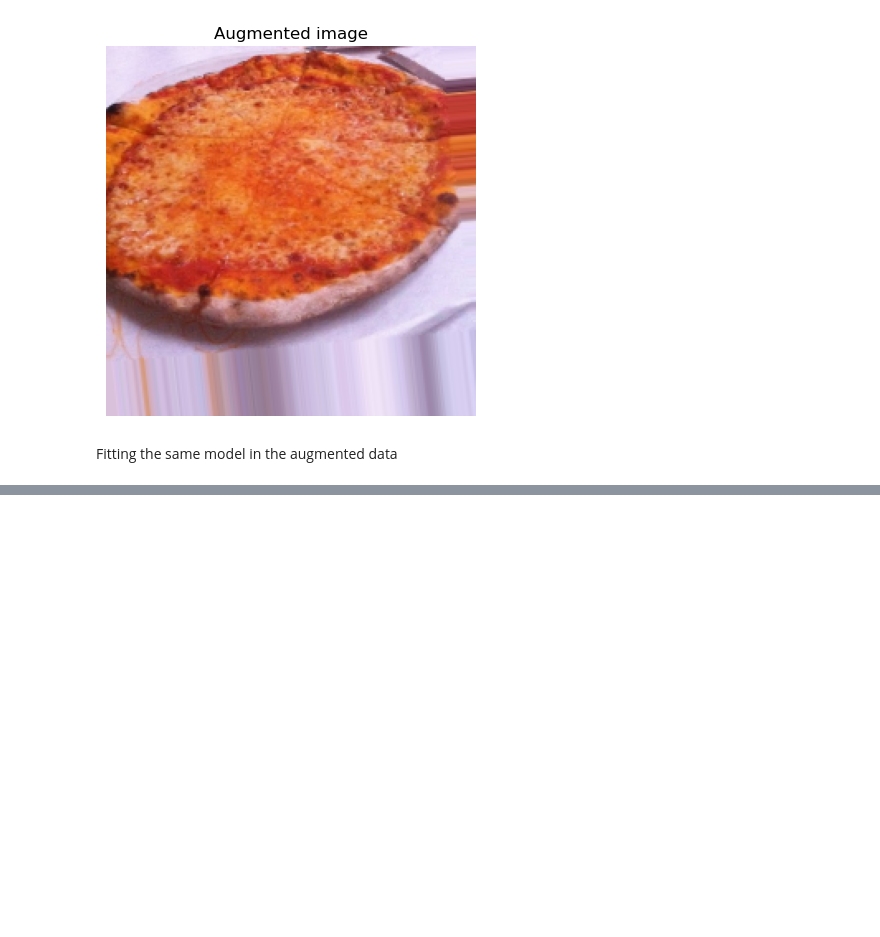
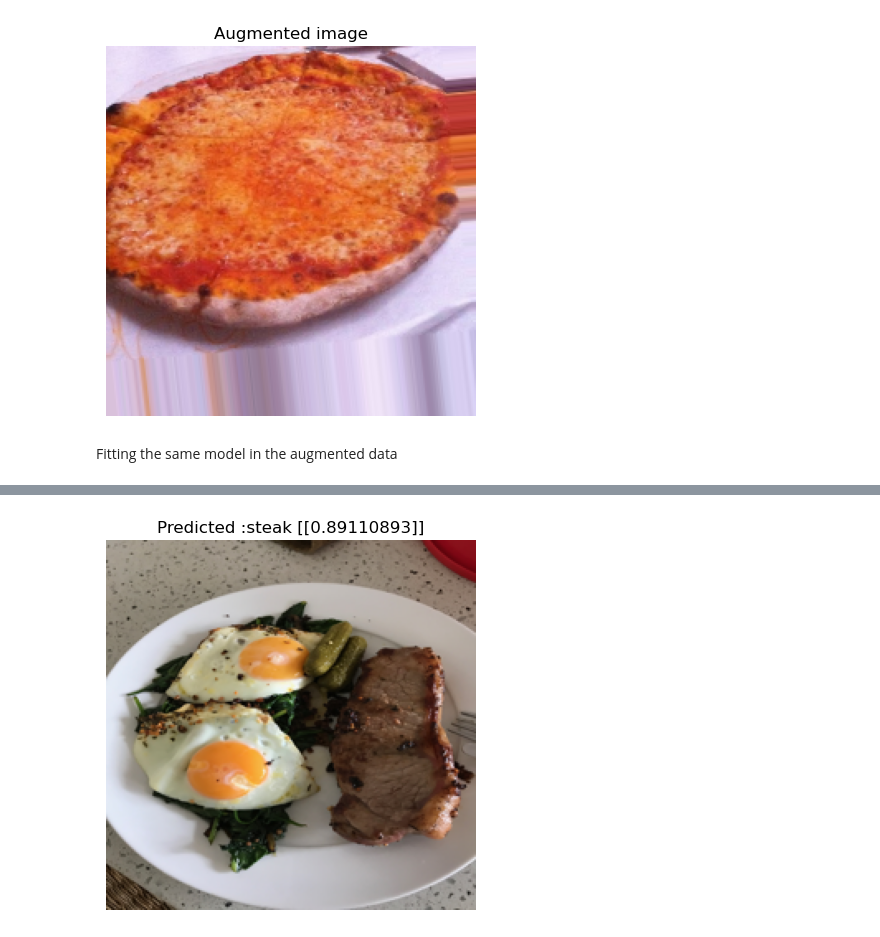
Before and after one commit to dibkb/tensorflow-udemy, a Jupyter notebook: CNN/1.ipynb, the cells around one changed output, grey strips where cells are left out. Saved outputs shown, nothing was run; the diff lists cells and outputs as text; code cells hidden in the pictures; blank space fills up the shorter version.

```diff
--- a/CNN/1.ipynb
+++ b/CNN/1.ipynb
@@ -591,0 +702,8 @@ model_eight.plot_loss_curves()
+# %%
+from tensorflow.keras.preprocessing.image import img_to_array, load_img
+def load_and_preprocess_image(url, target_size=(224, 224)):
+    response = requests.get(url)
+    img = Image.open(io.BytesIO(response.content))
+    img = img.resize(target_size)
+    img = img_to_array(img)/255.
+    return img
@@ -591,0 +726,11 @@ model_eight.plot_loss_curves()
+# %%
+def plot_predict(url):
+    img = load_and_preprocess_image(url)
+    plt.imshow(img)
+    plt.axis('off')  # Turn off axis labels
+
+    plt.title(f"Predicted :{pred_class} {pred}")
+    plt.show()
+# %%
+plot_predict('https://raw.githubusercontent.com/mrdbourke/tensorflow-deep-learning/main/images/03-steak.jpeg')
+# %% [output]
@@ -591,0 +738 @@ model_eight.plot_loss_curves()
+[figure, added]
```
Also changed, not shown: parts of 21 cells of this notebook.
